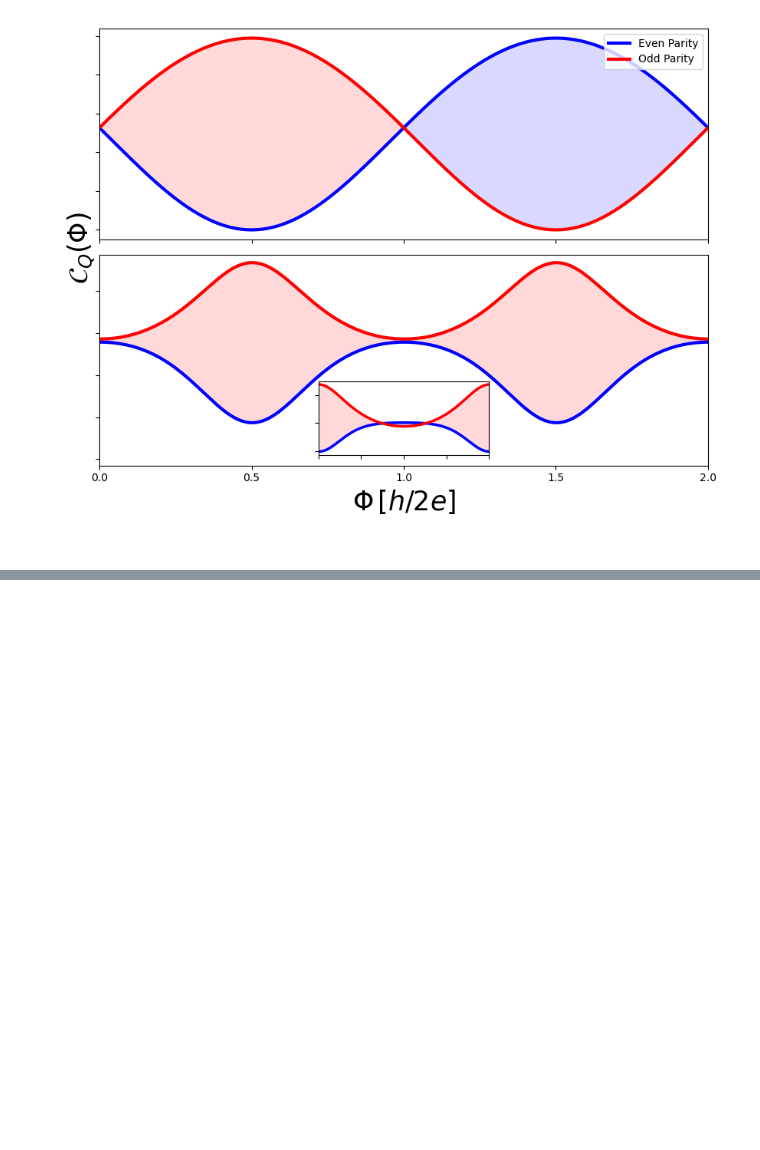
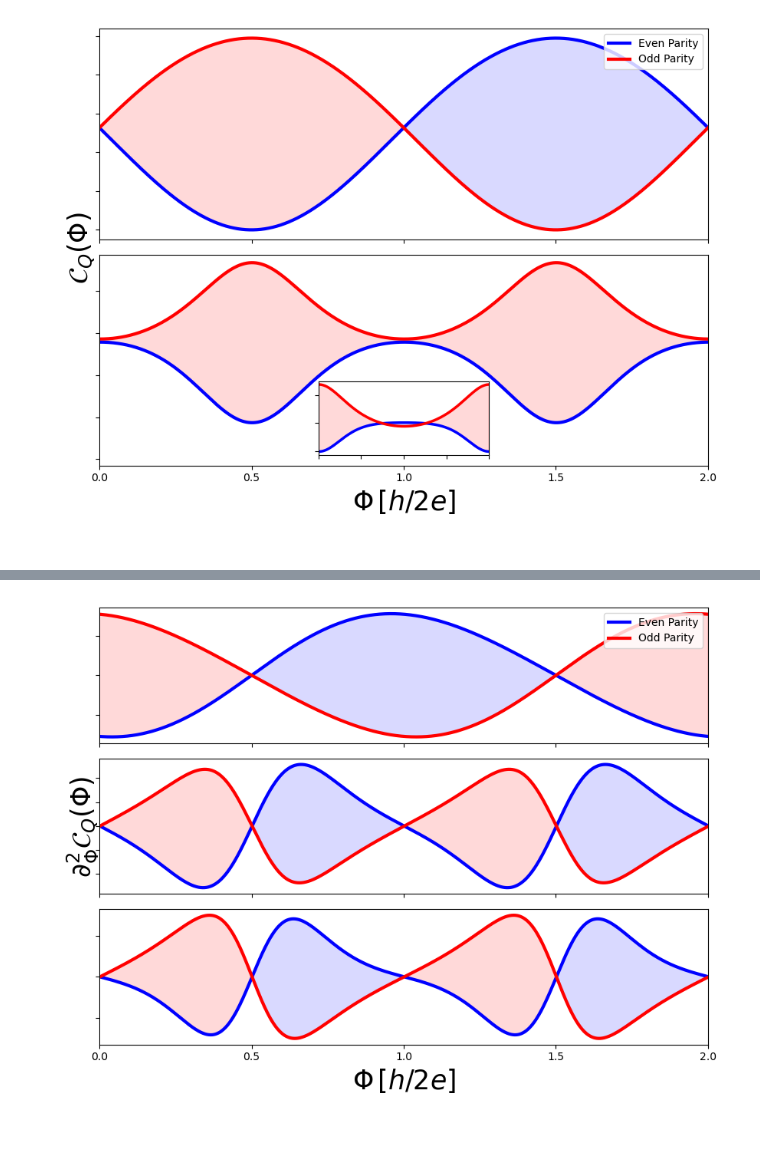
Before and after one commit to binayyakbhroy/Impedance_Simulations, a Jupyter notebook: Effective_Model_analysis.ipynb, the cells around one changed output, grey strips where cells are left out. Cells and saved outputs as stored; diff of their text form; code cells hidden in the pictures; blank space fills up the shorter version.

```diff
--- a/Effective_Model_analysis.ipynb
+++ b/Effective_Model_analysis.ipynb
@@ -795,0 +1134,80 @@ plt.show()
+# %%
+import numpy as np
+import matplotlib.pyplot as plt
+
+# phi assumed defined
+# Arrays assumed defined:
+# d2C_dphi2_odd_m1, d2C_dphi2_even_m1
+# d2C_dphi2_odd_m2, d2C_dphi2_even_m2
+# d2C_dphi2_ndc, d2C_dphi2_even_ndc
+
+fig, axes = plt.subplots(3, 1, figsize=(9, 7), sharex=True)
+ax1, ax2, ax3 = axes
+
+# -----------------------
+# TOP PANEL
+# -----------------------
+ax1.plot(phi, d2C_dphi2_even_m1, color='blue', lw=3, label='Even Parity')
+ax1.plot(phi, d2C_dphi2_odd_m1,  color='red',  lw=3, label='Odd Parity')
+
+ax1.fill_between(phi, d2C_dphi2_even_m1, d2C_dphi2_odd_m1,
+                 where=(d2C_dphi2_even_m1 >= d2C_dphi2_odd_m1),
+                 interpolate=True, color='blue', alpha=0.15)
+ax1.fill_between(phi, d2C_dphi2_even_m1, d2C_dphi2_odd_m1,
+                 where=(d2C_dphi2_odd_m1 > d2C_dphi2_even_m1),
+                 interpolate=True, color='red', alpha=0.15)
+
+ax1.set_xticklabels([])
+ax1.set_yticklabels([])
+ax1.set_xlim(0.0, 2.0)
+ax1.legend(loc='upper right')
+
+# -----------------------
+# MIDDLE PANEL
+# -----------------------
+ax2.plot(phi, d2C_dphi2_even_m2, color='blue', lw=3)
+ax2.plot(phi, d2C_dphi2_odd_m2,  color='red',  lw=3)
+
+ax2.fill_between(phi, d2C_dphi2_even_m2, d2C_dphi2_odd_m2,
+                 where=(d2C_dphi2_even_m2 >= d2C_dphi2_odd_m2),
+                 interpolate=True, color='blue', alpha=0.15)
+ax2.fill_between(phi, d2C_dphi2_even_m2, d2C_dphi2_odd_m2,
+                 where=(d2C_dphi2_odd_m2 > d2C_dphi2_even_m2),
+                 interpolate=True, color='red', alpha=0.15)
+
+ax2.set_yticklabels([])
+ax2.set_xticklabels([])
+
+# -----------------------
+# BOTTOM PANEL
+# -----------------------
+ax3.plot(phi, d2C_dphi2_even_ndc, color='blue', lw=3)
+ax3.plot(phi, d2C_dphi2_odd_ndc,  color='red',  lw=3)
+
+ax3.fill_between(phi, d2C_dphi2_even_ndc, d2C_dphi2_odd_ndc,
+                 where=(d2C_dphi2_even_ndc >= d2C_dphi2_odd_ndc),
+                 interpolate=True, color='blue', alpha=0.15)
+ax3.fill_between(phi, d2C_dphi2_even_ndc, d2C_dphi2_odd_ndc,
+                 where=(d2C_dphi2_odd_ndc > d2C_dphi2_even_ndc),
+                 interpolate=True, color='red', alpha=0.15)
+
+ax3.set_xlim(0.5, 1.5)
+ax3.set_yticklabels([])
+
+ax3.set_xticks([0.0, 0.5, 1.0, 1.5, 2.0])
+ax3.set_xticklabels(['0.0', '0.5', '1.0', '1.5', '2.0'])
+
+# -----------------------
+# GLOBAL LABELS
+# -----------------------
+fig.text(0.04, 0.57, r'$\partial_\Phi^2 \mathcal{C}_Q(\Phi)$',
+         va='center', rotation='vertical', fontsize=25)
+
+ax3.set_xlabel(r'$\Phi\,[h/2e]$', fontsize=25)
+ax3.set_xlim(0.0, 2.0)
+
+plt.xlim(0.0, 2.0)
+plt.tight_layout(rect=[0.06, 0.05, 1, 1])
+plt.show()
+# %% [output]
+[figure, added]
```
Also changed, not shown: parts of 4 cells of this notebook, 1 other file.
